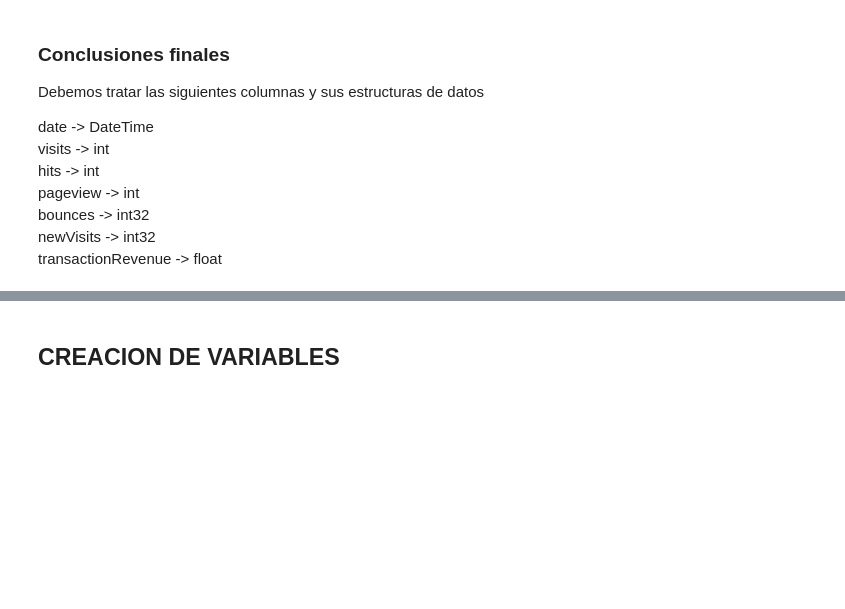
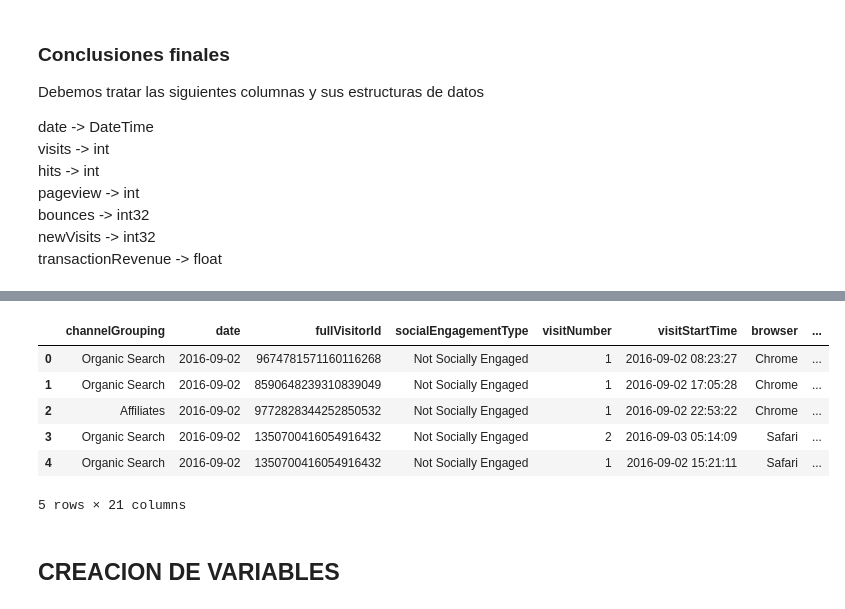
Before and after one commit to pabloing93/consumer_spending, a Jupyter notebook: 1_2_3 EDA_v2.ipynb, the cells around one changed output, grey strips where cells are left out. Cells and saved outputs as stored; diff of their text form; code cells hidden in the pictures; blank space fills up the shorter version.

Commit message:
Tratamiendo de estructuras de datos finalizada

```diff
--- a/1_2_3 EDA_v2.ipynb
+++ b/1_2_3 EDA_v2.ipynb
@@ -703,29 +680,0 @@ memory usage: 2.4+ MB
-# %%
-#LIMPIAR DATOS
-#Remplazar datos Nan por 0
-df_traffic['bounces'] = df_traffic['bounces'].fillna(0)
-df_traffic['newVisits'] = df_traffic['newVisits'].fillna(0)
-df_traffic['transactionRevenue'] = df_traffic['transactionRevenue'].fillna(0)
-df_traffic['referralPath'] = df_traffic['referralPath'].fillna(0)
-df_traffic['adwordsClickInfo.page'] = df_traffic['adwordsClickInfo.page'].fillna('No_definido')
-df_traffic['adwordsClickInfo.slot'] = df_traffic['adwordsClickInfo.slot'].fillna('No_Definido')
-
-#Datos:boolean cambiar a 0 y 1
-df_traffic['isTrueDirect'].fillna(False, inplace=True)
-df_traffic['isTrueDirect_dummy'] = df_traffic['isTrueDirect'].astype(int)
-
-df_traffic['isMobile'] = df_traffic['isMobile'].astype(int)
-
-#Cambiar tipo de datos
-#Convertir campos datetime
-df_traffic['date'] = pd.to_datetime(df_traffic['date'],format='%Y-%m-%d %H:%M:%S')
-df_traffic['visitStartTime'] = pd.to_datetime(df_traffic['visitStartTime'], unit='s')
-
-#Convertir Campos a int
-columnas_int =['hits','pageviews','bounces','newVisits']
-for columna in columnas_int:
-  df_traffic[columna] = df_traffic[columna].astype('int64')
-#Convertir a float
-columnas_float = ['transactionRevenue']
-for columnas in columnas_float:
-  df_traffic[columnas] = df_traffic[columnas].astype('float')
@@ -756,0 +683,12 @@ memory usage: 2.5+ MB
+# %%
+df_traffic['date'] = pd.to_datetime(df_traffic['date'], format='%Y%m%d')
+df_traffic['visitStartTime'] = pd.to_datetime(df_traffic['visitStartTime'], unit='s')
+df_traffic = df_traffic.astype({
+  'visits': 'uint8', #[0, 255]
+  'hits': 'uint16', #[0, 65535]
+  'pageviews': 'uint8',
+  'bounces': 'uint8',
+  'newVisits': 'uint8',
+  'transactionRevenue': 'float'
+})
+df_traffic.info()
@@ -757,2 +713,12 @@ memory usage: 2.5+ MB
+# %%
+df_traffic.head()
+# %% [output]
+|  | channelGrouping | date | fullVisitorId | socialEngagementType | visitNumber | visitStartTime | browser | ... |
+| 0 | Organic Search | 2016-09-02 | 9674781571160116268 | Not Socially Engaged | 1 | 2016-09-02 08:23:27 | Chrome | ... |
+| 1 | Organic Search | 2016-09-02 | 8590648239310839049 | Not Socially Engaged | 1 | 2016-09-02 17:05:28 | Chrome | ... |
+| 2 | Affiliates | 2016-09-02 | 9772828344252850532 | Not Socially Engaged | 1 | 2016-09-02 22:53:22 | Chrome | ... |
+| 3 | Organic Search | 2016-09-02 | 1350700416054916432 | Not Socially Engaged | 2 | 2016-09-03 05:14:09 | Safari | ... |
+| 4 | Organic Search | 2016-09-02 | 1350700416054916432 | Not Socially Engaged | 1 | 2016-09-02 15:21:11 | Safari | ... |
+5 rows × 21 columns
 # %% [markdown]
 ## CREACION DE VARIABLES
```
Also changed, not shown: parts of 10 cells of this notebook.
